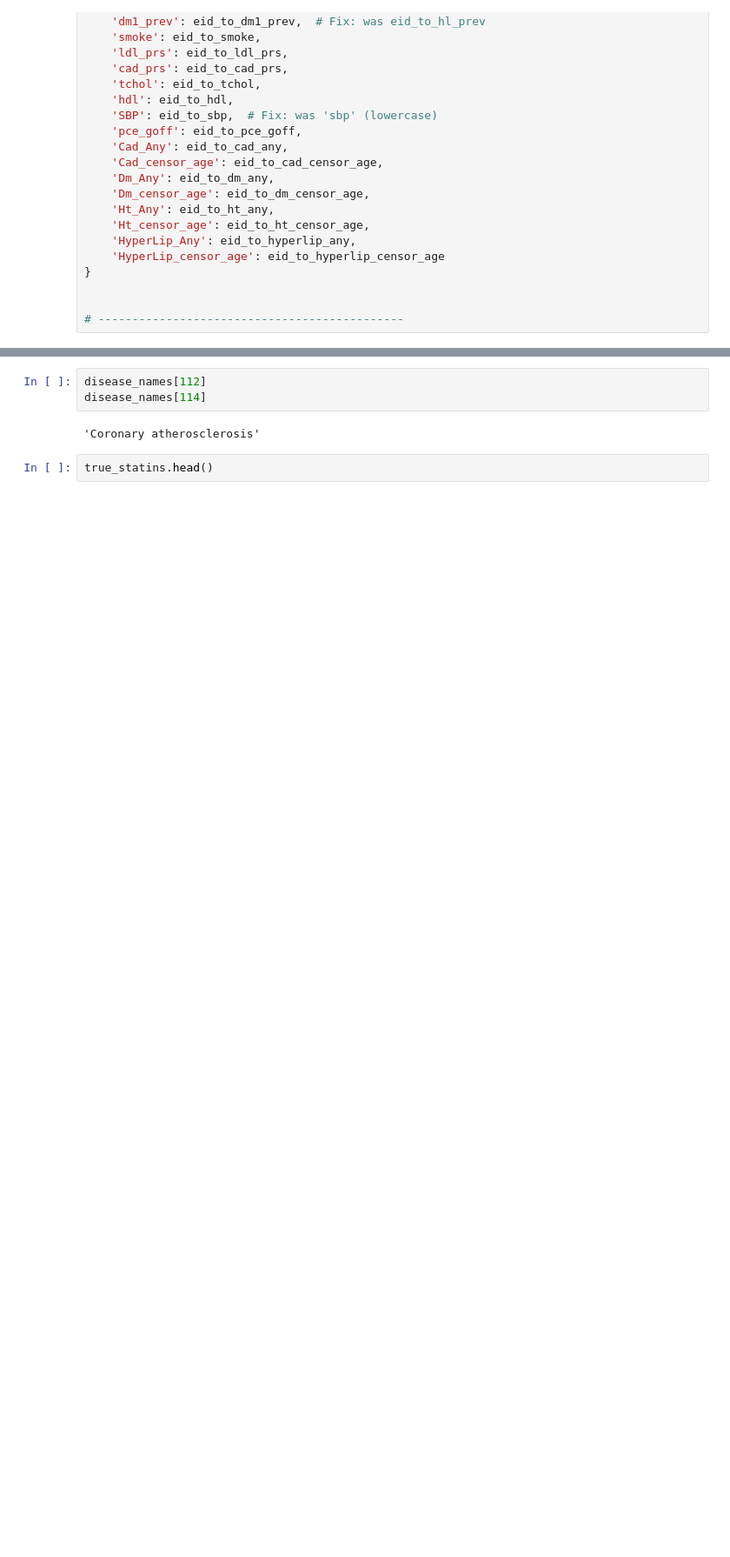
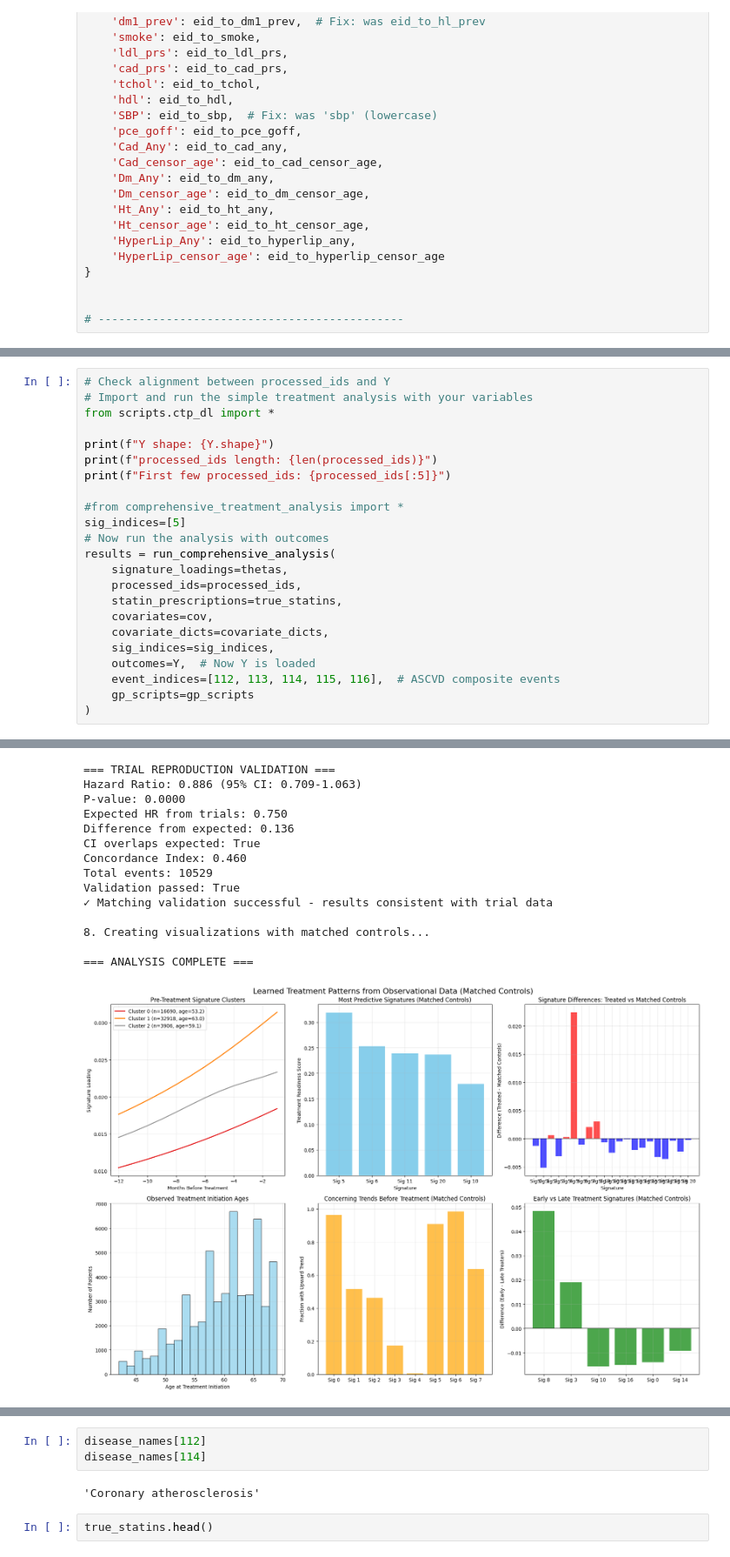
Before and after one commit to surbut/dtwin_noulli, a Jupyter notebook: comprehensive_analysis_notebook.ipynb, the cells around one changed output, grey strips where cells are left out. Shown at 87% size. Cells and saved outputs as stored; diff of their text form; blank space fills up the shorter version.

```diff
--- a/comprehensive_analysis_notebook.ipynb
+++ b/comprehensive_analysis_notebook.ipynb
@@ -388,0 +405,24 @@ covariate_dicts = {
+# %%
+# Check alignment between processed_ids and Y
+# Import and run the simple treatment analysis with your variables
+from scripts.ctp_dl import *
+
+print(f"Y shape: {Y.shape}")
+print(f"processed_ids length: {len(processed_ids)}")
+print(f"First few processed_ids: {processed_ids[:5]}")
+
+#from comprehensive_treatment_analysis import *
+sig_indices=[5]
+# Now run the analysis with outcomes
+results = run_comprehensive_analysis(
+    signature_loadings=thetas,
+    processed_ids=processed_ids,
+    statin_prescriptions=true_statins,
+    covariates=cov,
+    covariate_dicts=covariate_dicts,
+    sig_indices=sig_indices,
+    outcomes=Y,  # Now Y is loaded
+    event_indices=[112, 113, 114, 115, 116],  # ASCVD composite events
+    gp_scripts=gp_scripts
+)
+# %% [output]
@@ -388,0 +460,15 @@ covariate_dicts = {
+=== TRIAL REPRODUCTION VALIDATION ===
+Hazard Ratio: 0.886 (95% CI: 0.709-1.063)
+P-value: 0.0000
+Expected HR from trials: 0.750
+Difference from expected: 0.136
+CI overlaps expected: True
+Concordance Index: 0.460
+Total events: 10529
+Validation passed: True
+✓ Matching validation successful - results consistent with trial data
+
+8. Creating visualizations with matched controls...
+
+=== ANALYSIS COMPLETE ===
+[figure, added]
```
Also changed, not shown: parts of 10 cells of this notebook, 5 other files.
